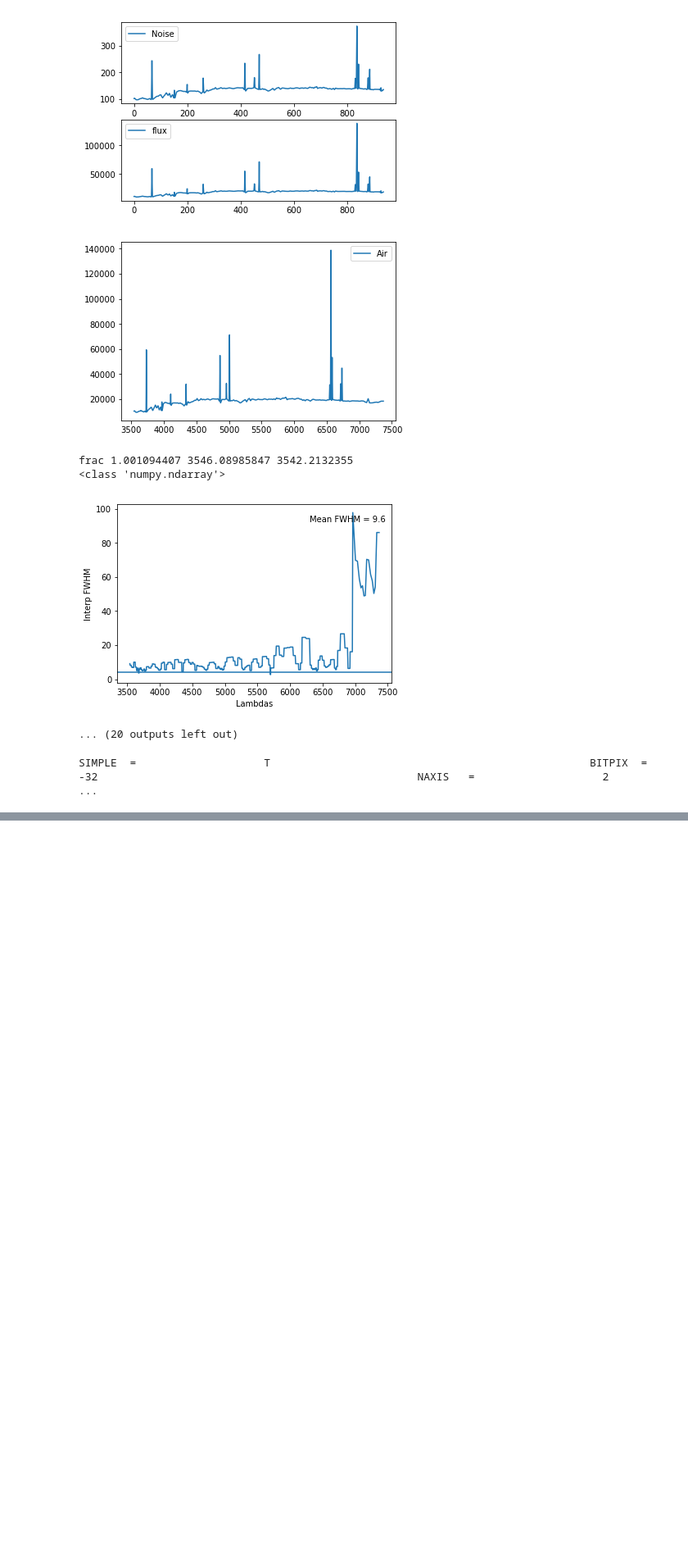
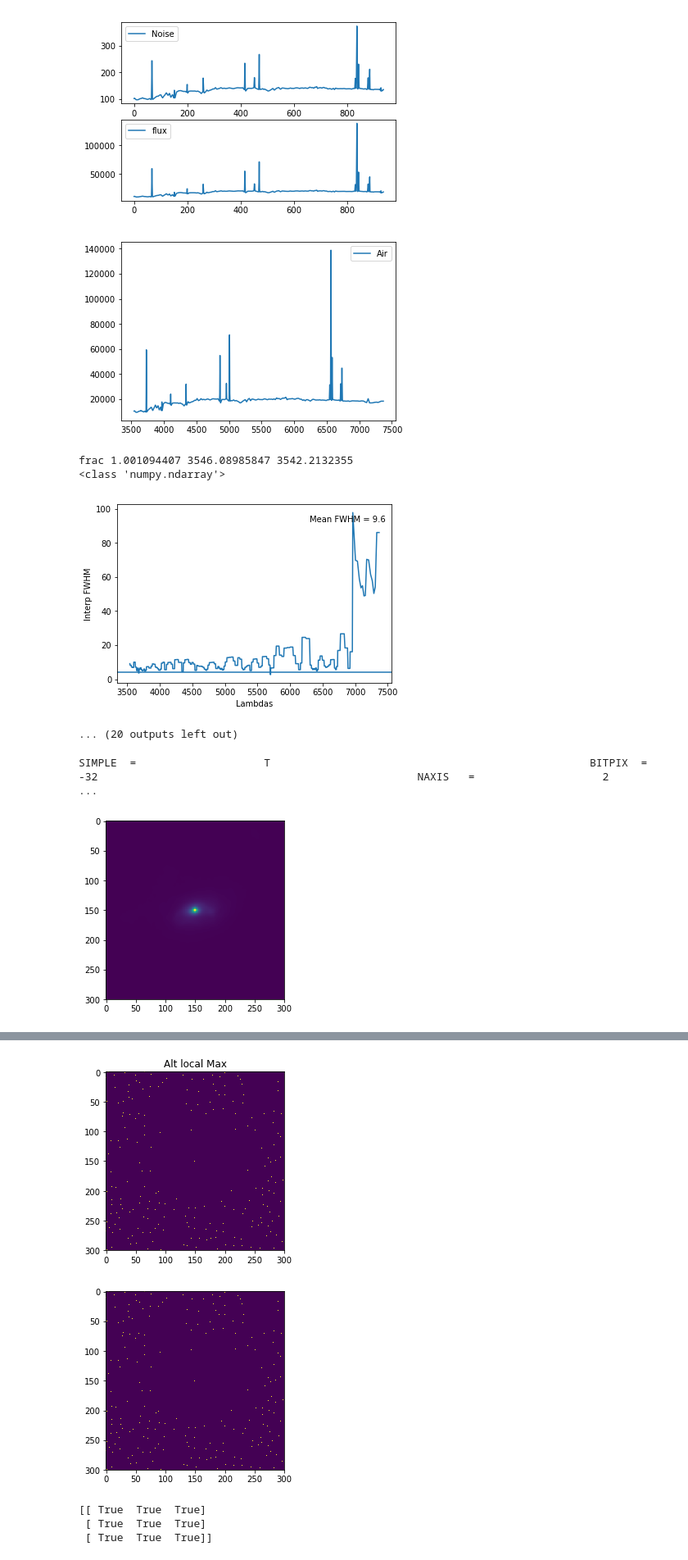
Before and after one commit to beckynevin/ppxf_MaNGA, a Jupyter notebook: Image_degradation.ipynb, the cells around one changed output, grey strips where cells are left out. Shown: that part at 82% size. Cells and saved outputs as stored; diff of their text form; code cells hidden in the pictures; blank space fills up the shorter version.

```diff
--- a/Image_degradation.ipynb
+++ b/Image_degradation.ipynb
@@ -1397,3 +1564,78 @@ def ppxf_mileshc(t,flux,noise,vr, plot, bs, conv, dg, mdg, regularization, redo_
 # %%
 # %% [output]
 SIMPLE  =                    T                                                  BITPIX  =                  -32                                                  NAXIS   =                    2           ...
+# %%
+'''Testing paws dataset'''
+
+import numpy as np
+from scipy.ndimage.filters import maximum_filter
+from scipy.ndimage.morphology import generate_binary_structure, binary_erosion
+import matplotlib.pyplot as pp
+from scipy.ndimage import iterate_structure
+
+#for some reason I had to reshape. Numpy ignored the shape header.
+'''paws_data = np.loadtxt("paws.txt").reshape(4,11,14)
+
+#getting a list of images
+paws = [p.squeeze() for p in np.vsplit(paws_data,4)]
+'''
+
+def detect_peaks(image):
+    """
+    Takes an image and detect the peaks using the local maximum filter.
+    Returns a boolean mask of the peaks (i.e. 1 when
+    the pixel's value is the neighborhood maximum, 0 otherwise)
+    """
+
+    # define an 8-connected neighborhood
+    struct = generate_binary_structure(2,2)
+    print('struct', struct)
+    neighborhood = iterate_structure(struct, 2).astype(bool)
+    print('neighborhood', neighborhood)
+    #apply the local maximum filter; all pixel of maximal value
+    #in their neighborhood are set to 1
+    local_max = maximum_filter(image, footprint=neighborhood)==image
+    #local_max is a mask that contains the peaks we are
+    #looking for, but also the background.
+    #In order to isolate the peaks we must remove the background from the mask.
+    alt_local_max=maximum_filter(image,5)==image
+
+    print(alt_local_max)
+    plt.clf()
+    plt.imshow(alt_local_max)
+    plt.title('Alt local Max')
+    plt.show()
+
+    #we create the mask of the background
+    background = (image==0)
+
+    #a little technicality: we must erode the background in order to
+    #successfully subtract it form local_max, otherwise a line will
+    #appear along the background border (artifact of the local maximum filter)
+    eroded_background = binary_erosion(background, structure=neighborhood, border_value=1)
+
+    #we obtain the final mask, containing only peaks,
+    #by removing the background from the local_max mask (xor operation)
+    detected_peaks = local_max ^ eroded_background
+
+    return detected_peaks
+
+
+#applying the detection and plotting results
+'''for i, paw in enumerate(paws):
+    detected_peaks = detect_peaks(paw)
+    pp.subplot(4,2,(2*i+1))
+    pp.imshow(paw)
+    pp.subplot(4,2,(2*i+2) )
+    pp.imshow(detected_peaks)
+
+pp.show()'''
+pp.imshow(result)
+pp.show()
+
+pp.imshow(detect_peaks(result))
+pp.show()
+
+print(generate_binary_structure(2,10))
+# %% [output]
+[figure, added]
@@ -1399,0 +1657,5 @@ SIMPLE  =                    T
+[figure, added]
+[figure, added]
+[[ True  True  True]
+ [ True  True  True]
+ [ True  True  True]]
```
Also changed, not shown: parts of 14 cells of this notebook.
